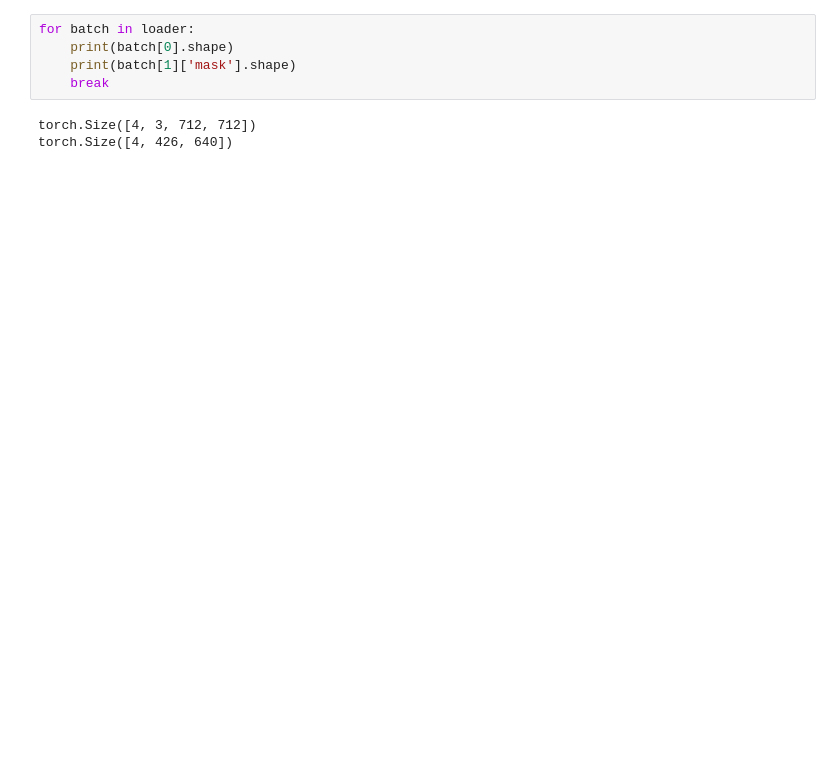
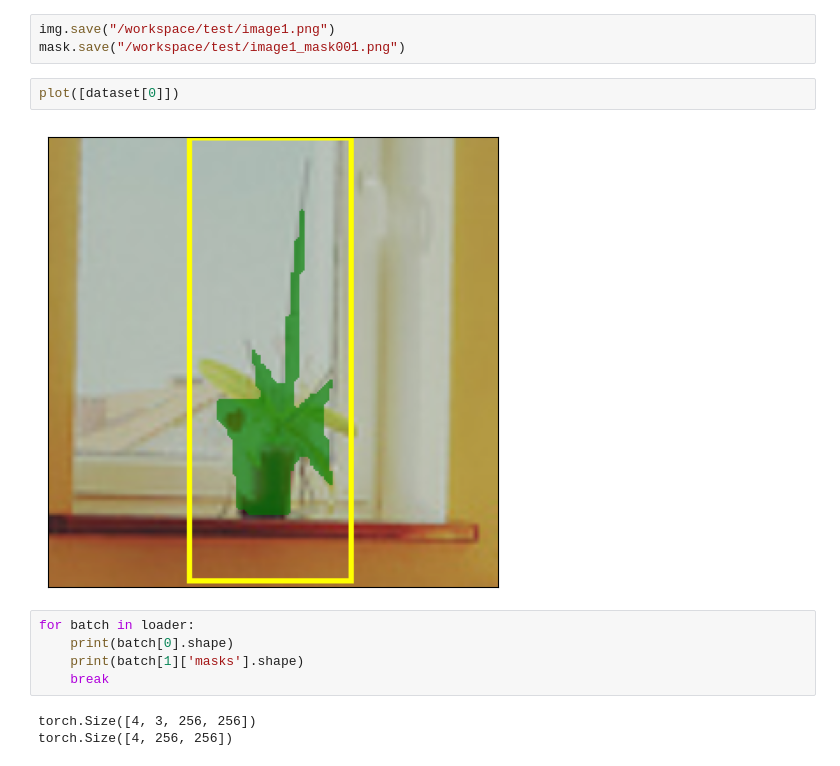
Before and after one commit to three0-s/lama-coco, a Jupyter notebook: cocotest.ipynb, the cells around one changed output. Drawn from its saved outputs; the diff is of its cells as text; blank space fills up the shorter version.

```diff
--- a/cocotest.ipynb
+++ b/cocotest.ipynb
@@ -30,8 +34,15 @@ plot([dataset[20], dataset[21], dataset[22], dataset[23]])
+# %%
+img.save("/workspace/test/image1.png")
+mask.save("/workspace/test/image1_mask001.png")
+# %%
+plot([dataset[0]])
+# %% [output]
+[figure, added]
 # %%
 for batch in loader:
     print(batch[0].shape)
-    print(batch[1]['mask'].shape)
+    print(batch[1]['masks'].shape)
     break
 # %% [output]
-torch.Size([4, 3, 712, 712])
-torch.Size([4, 426, 640])
+torch.Size([4, 3, 256, 256])
+torch.Size([4, 256, 256])
```
Also changed, not shown: parts of 5 cells of this notebook, 6 other files.
